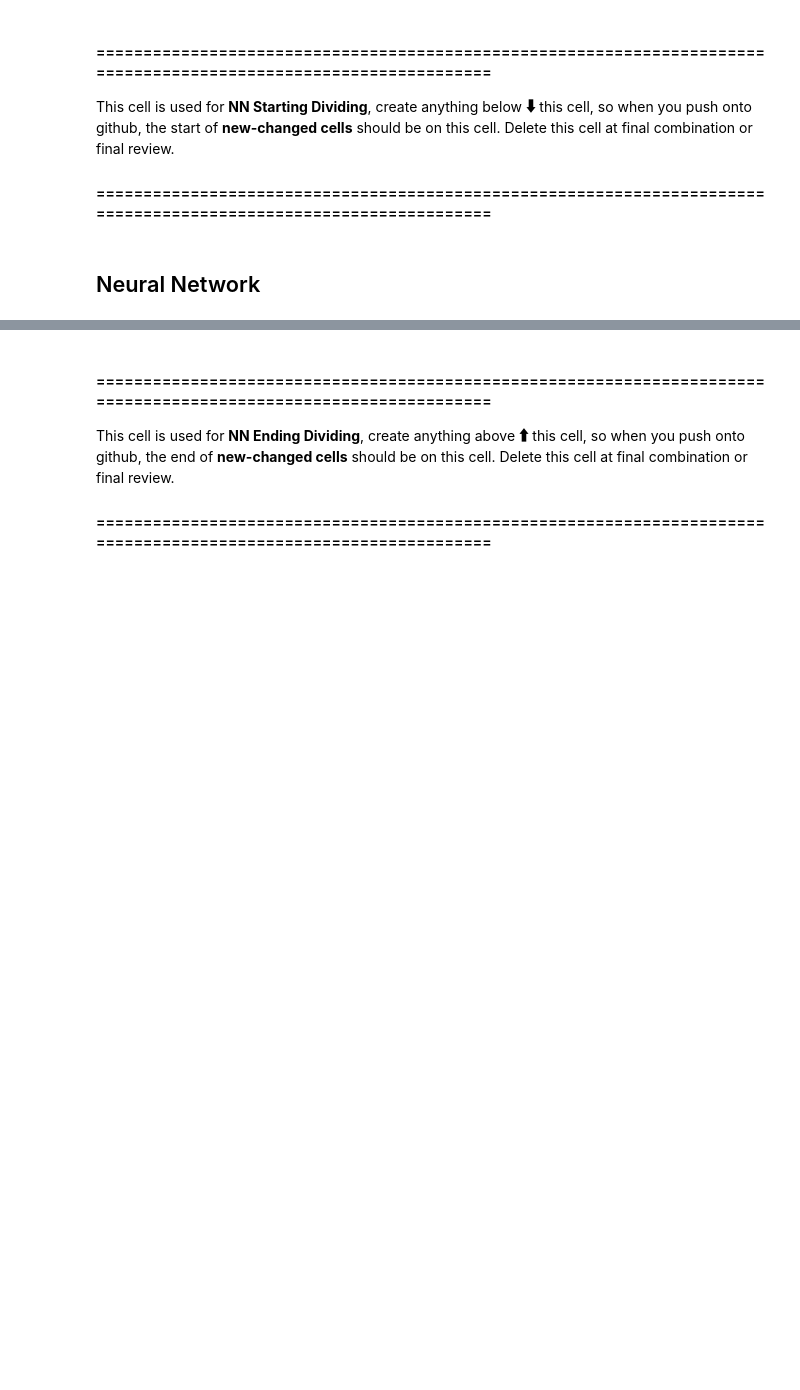
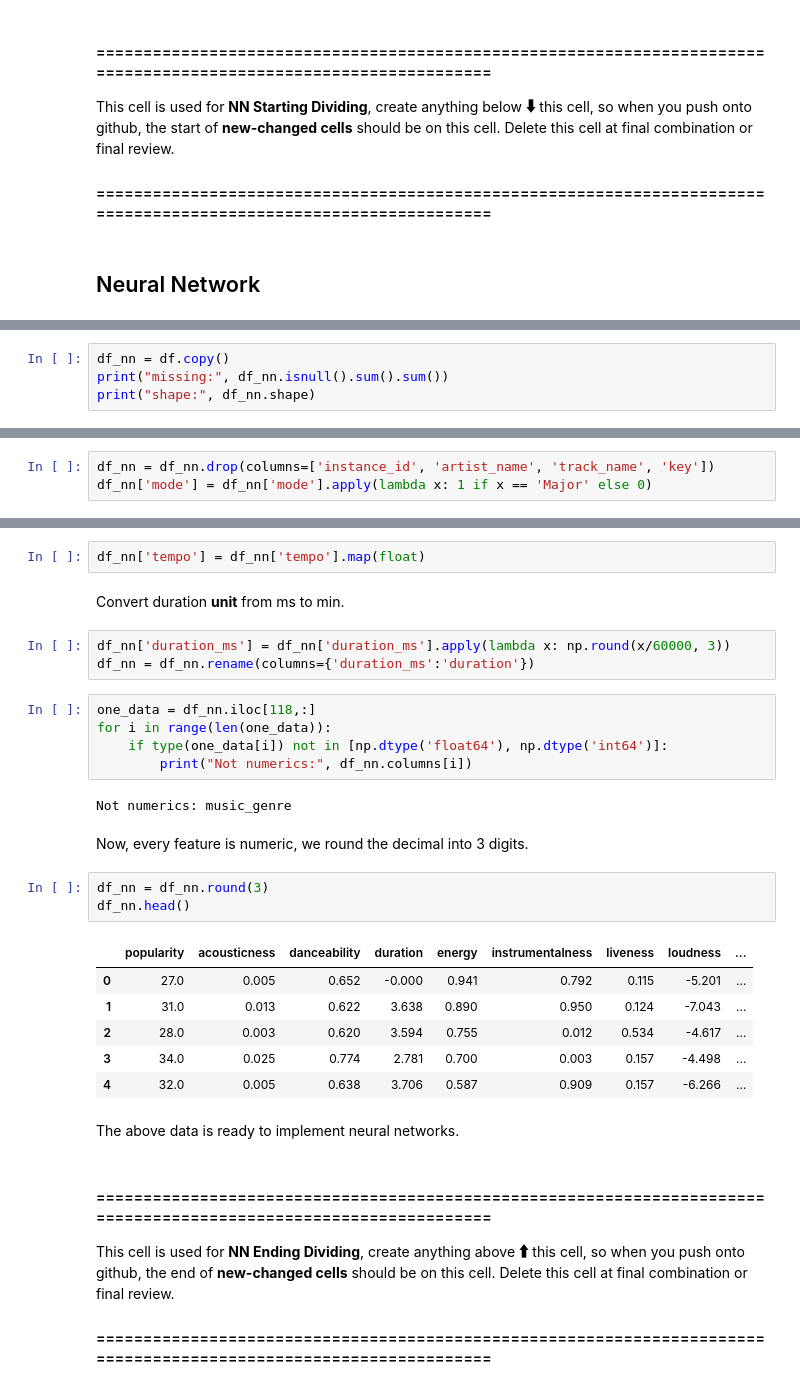
Before and after one commit to COGS118A/Group021-Wi23, a Jupyter notebook: FinalProjectGroup021-Wi23.ipynb, the cells around one changed output, grey strips where cells are left out. Saved outputs shown, nothing was run; the diff lists cells and outputs as text; blank space fills up the shorter version.

Commit message:
neural network data ready

```diff
--- a/FinalProjectGroup021-Wi23.ipynb
+++ b/FinalProjectGroup021-Wi23.ipynb
@@ -315,0 +326,4 @@ This cell is used for **NN Starting Dividing**, create anything below **🠳** t
+# %%
+df_nn = df.copy()
+print("missing:", df_nn.isnull().sum().sum())
+print("shape:", df_nn.shape)
@@ -315,0 +347,3 @@ This cell is used for **NN Starting Dividing**, create anything below **🠳** t
+# %%
+df_nn = df_nn.drop(columns=['instance_id', 'artist_name', 'track_name', 'key'])
+df_nn['mode'] = df_nn['mode'].apply(lambda x: 1 if x == 'Major' else 0)
@@ -316,3 +356,31 @@ This cell is used for **NN Starting Dividing**, create anything below **🠳** t
+# %%
+df_nn['tempo'] = df_nn['tempo'].map(float)
+# %% [markdown]
+Convert duration **unit** from ms to min.
+# %%
+df_nn['duration_ms'] = df_nn['duration_ms'].apply(lambda x: np.round(x/60000, 3))
+df_nn = df_nn.rename(columns={'duration_ms':'duration'})
+# %%
+one_data = df_nn.iloc[118,:]
+for i in range(len(one_data)):
+    if type(one_data[i]) not in [np.dtype('float64'), np.dtype('int64')]:
+        print("Not numerics:", df_nn.columns[i])
+# %% [output]
+Not numerics: music_genre
+# %% [markdown]
+Now, every feature is numeric, we round the decimal into 3 digits.
+# %%
+df_nn = df_nn.round(3)
+df_nn.head()
+# %% [output]
+|  | popularity | acousticness | danceability | duration | energy | instrumentalness | liveness | loudness | ... |
+| 0 | 27.0 | 0.005 | 0.652 | -0.000 | 0.941 | 0.792 | 0.115 | -5.201 | ... |
+| 1 | 31.0 | 0.013 | 0.622 | 3.638 | 0.890 | 0.950 | 0.124 | -7.043 | ... |
+| 2 | 28.0 | 0.003 | 0.620 | 3.594 | 0.755 | 0.012 | 0.534 | -4.617 | ... |
+| 3 | 34.0 | 0.025 | 0.774 | 2.781 | 0.700 | 0.003 | 0.157 | -4.498 | ... |
+| 4 | 32.0 | 0.005 | 0.638 | 3.706 | 0.587 | 0.909 | 0.157 | -6.266 | ... |
+# %% [markdown]
+The above data is ready to implement neural networks.
 # %% [markdown]
 #### =================================================================================================================
 This cell is used for **NN Ending Dividing**, create anything above **🠱** this cell, so when you push onto github, the end of **new-changed cells** should be on this cell. Delete this cell at final combination or final review.
```
Also changed, not shown: parts of 22 cells of this notebook.
